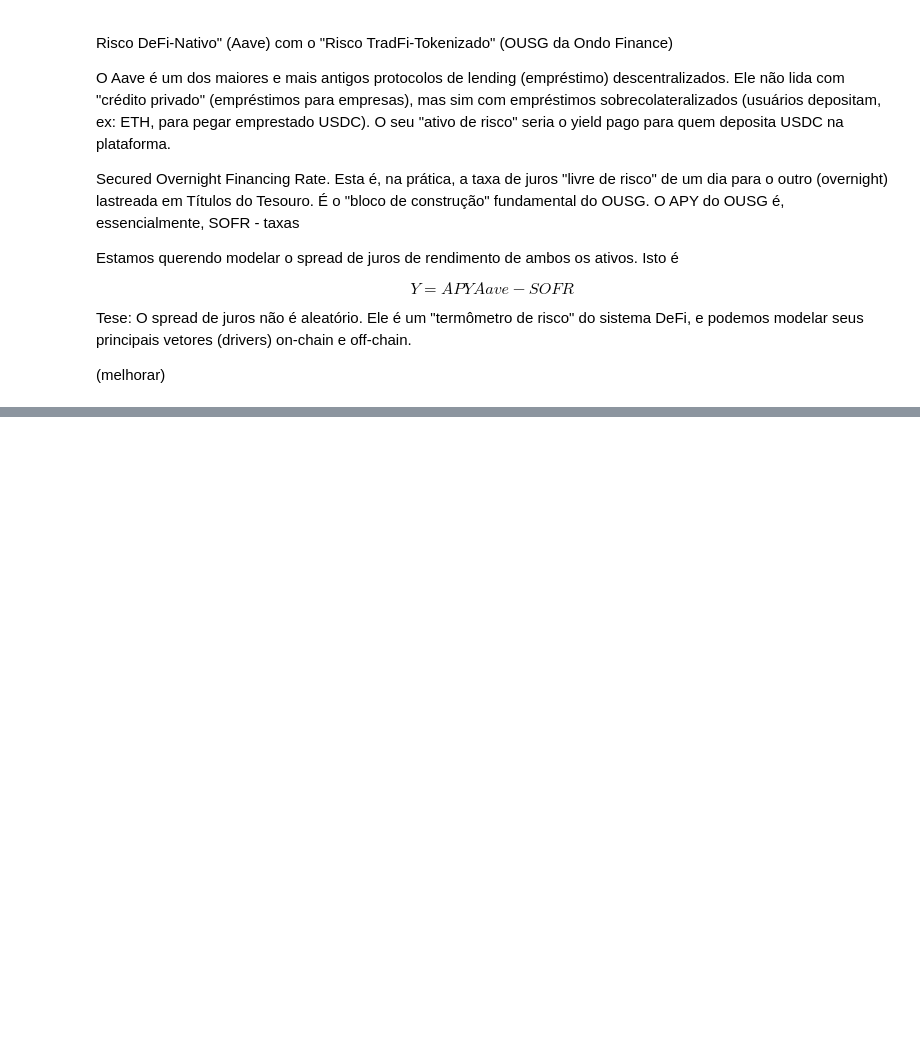
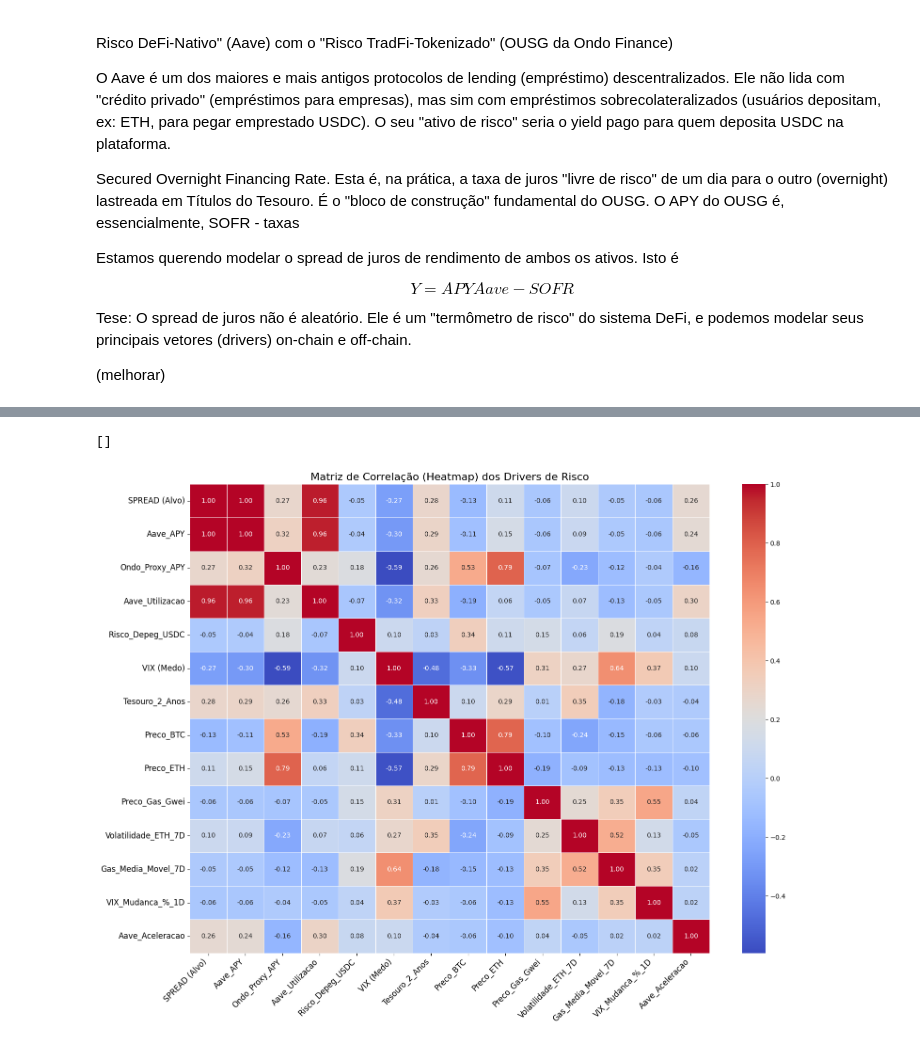
Before and after one commit to Renzo-Filho/6-datathon-fgv-eesp, a Jupyter notebook: src/datathon.ipynb, the cells around one changed output, grey strips where cells are left out. Drawn from its saved outputs; the diff is of its cells as text; code cells hidden in the pictures; blank space fills up the shorter version.

```diff
--- a/src/datathon.ipynb
+++ b/src/datathon.ipynb
@@ -19,0 +63,50 @@ import pandas as pd
+# %%
+
+# --- 4. Gerar "A Matriz de Correlação (Heatmap)" ---
+
+# Selecionar apenas as colunas-chave para o heatmap
+# Vamos renomear as colunas para o gráfico ficar mais limpo e legível
+# (O roteiro enfatiza 'storytelling' e 'show', então a legibilidade é crucial)
+columns_to_plot = {
+    'Y_Target_Spread': 'SPREAD (Alvo)',
+    'Y1_Aave_APY': 'Aave_APY',
+    'Y2_Ondo_Proxy_APY': 'Ondo_Proxy_APY',
+    'X_Aave_Utilization': 'Aave_Utilizacao',
+    'X_USDC_Depeg_Risk': 'Risco_Depeg_USDC',
+    'X_VIX': 'VIX (Medo)',
+    'X_DGS2': 'Tesouro_2_Anos',
+    'X_BTC_Price': 'Preco_BTC',
+    'X_ETH_Price': 'Preco_ETH',
+    'X_Gas_Price_Gwei': 'Preco_Gas_Gwei',
+    'X_ETH_Vol_7D': 'Volatilidade_ETH_7D',
+    'X_Gas_MA_7D': 'Gas_Media_Movel_7D',
+    'X_VIX_Pct_Change_1D': 'VIX_Mudanca_%_1D',
+    'X_Aave_Util_Accel_1D': 'Aave_Aceleracao'
+}
+
+# Criar um novo DataFrame apenas com as colunas que queremos e renomeá-las
+df_heatmap = df[columns_to_plot.keys()].rename(columns=columns_to_plot)
+
+# Calcular a matriz de correlação
+correlation_matrix = df_heatmap.corr()
+
+# Plotar o heatmap
+plt.figure(figsize=(16, 12))
+sns.heatmap(
+    correlation_matrix,
+    annot=True,          # Adicionar os números (anotações)
+    cmap='coolwarm',     # Usar um mapa de cores divergente (vermelho-azul)
+    fmt='.2f',           # Formatar os números para 2 casas decimais
+    linewidths=.5,
+    annot_kws={"size": 10} # Ajustar o tamanho da fonte
+)
+plt.title('Matriz de Correlação (Heatmap) dos Drivers de Risco', fontsize=16)
+plt.xticks(rotation=45, ha='right', fontsize=12)
+plt.yticks(rotation=0, fontsize=12)
+plt.tight_layout()
+
+# Plotar o gráfico
+plt.plot()
+# %% [output]
+[]
+[figure, added]
```
Also changed, not shown: parts of 14 cells of this notebook, 13 other files.
